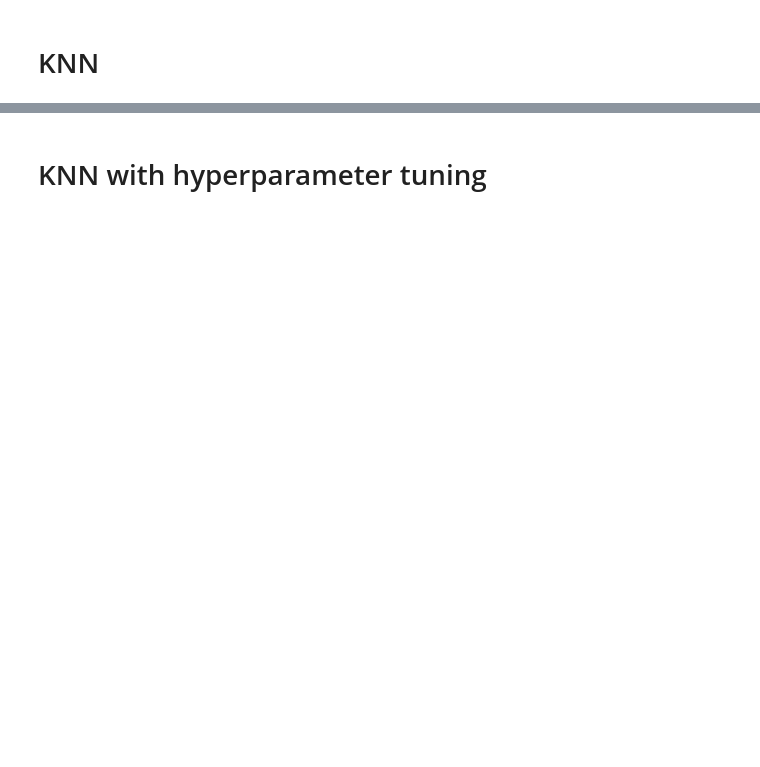
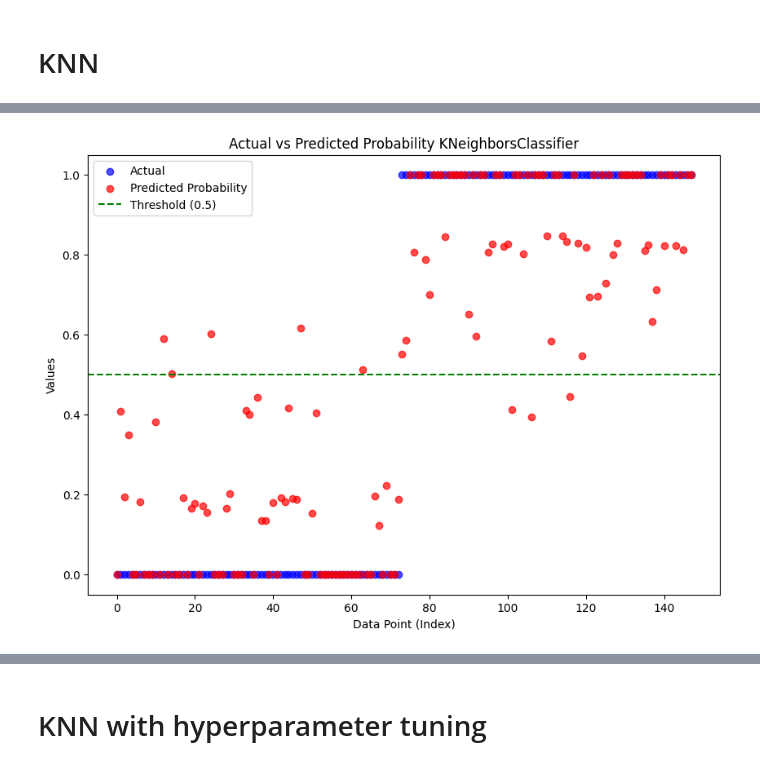
Before and after one commit to tomasfgon/Predictive-models-Parkinson, a Jupyter notebook: src/modeling.ipynb, the cells around one changed output, grey strips where cells are left out. Cells and saved outputs as stored; diff of their text form; code cells hidden in the pictures; blank space fills up the shorter version.

```diff
--- a/src/modeling.ipynb
+++ b/src/modeling.ipynb
@@ -321,5 +384,11 @@ Name: PD, Length: 148, dtype: float64
 # KNN
 # %%
 # Call Nearest Neighbour algorithm and fit the model on train data
-NNH = KNeighborsClassifier(n_neighbors= 5 , weights = 'distance' )
-NNH.fit(X_train, np.ravel(y_train,order='C'))
+model_knn = KNeighborsClassifier(n_neighbors= 5 , weights = 'distance' )
+model_knn.fit(X_train, np.ravel(y_train,order='C'))
+
+# For every test data point, predict it's label based on 5 nearest neighbours in this model.
+#The majority class will be assigned to the test data point
+
+y_predict_knn = model_knn.predict(X_test)
+model_score_knn = model_knn.score(X_test, y_test)
@@ -338,0 +395,3 @@ Model Accuracy of KNN is: 0.9459
+# %%
+table_knn = predictedVsActualTable(model_knn, X_test, y_test)
+print(table_knn)
@@ -339 +413,5 @@ Model Accuracy of KNN is: 0.9459
+# %%
+predictedVsActualPlot(table_knn)
+# %% [output]
+[figure, added]
 # %%
```
Also changed, not shown: parts of 73 cells of this notebook.
